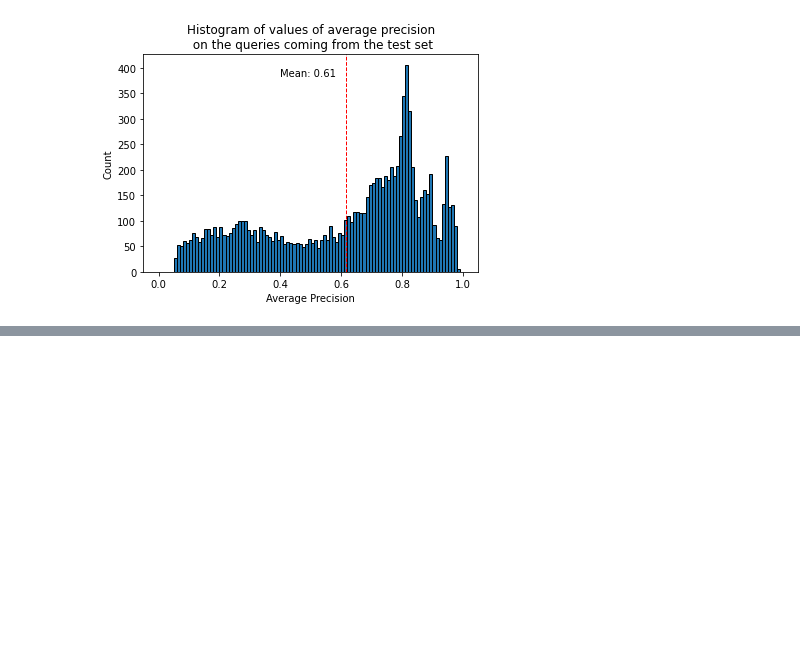
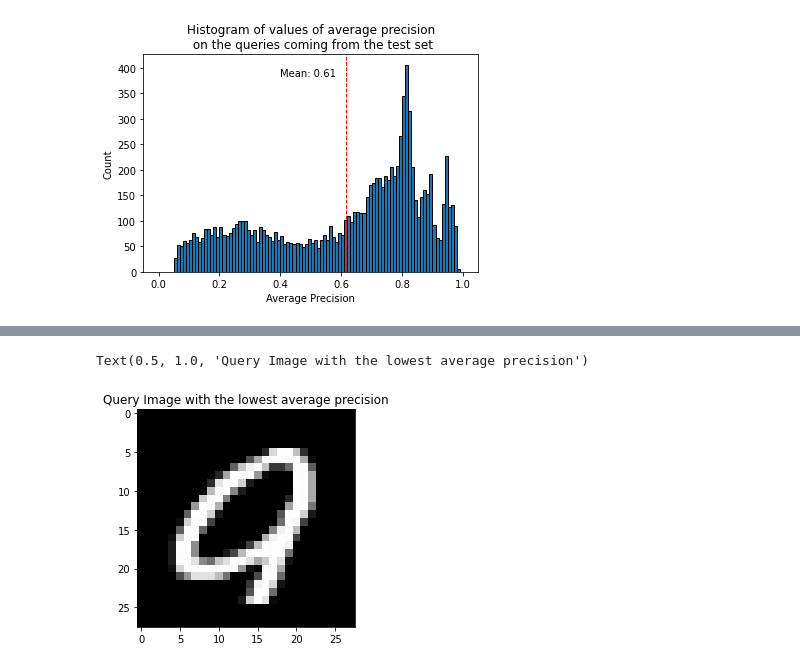
Before and after one commit to danilodjor/image-retrieval-using-transformers, a Jupyter notebook: query_test.ipynb, the cells around one changed output, grey strips where cells are left out. Cells and saved outputs as stored; diff of their text form; code cells hidden in the pictures; blank space fills up the shorter version.

```diff
--- a/query_test.ipynb
+++ b/query_test.ipynb
@@ -227,0 +244,13 @@ plt.savefig(model_folder+'histogram_of_precisions.png', dpi=300)
+# %%
+# Plot the image that achieved the lowest average precision
+min_ap = ap_test_set.min()
+min_idx = ap_test_set.argmin()
+
+worst_query_img = database_test_df.iloc[min_idx.item()]['image']
+worst_query_label = database_test_df.iloc[min_idx.item()]['label']
+
+plt.imshow(worst_query_img[0], cmap='gray')
+plt.title('Query Image with the lowest average precision')
+# %% [output]
+Text(0.5, 1.0, 'Query Image with the lowest average precision')
+[figure, added]
```
Also changed, not shown: parts of 5 cells of this notebook.
